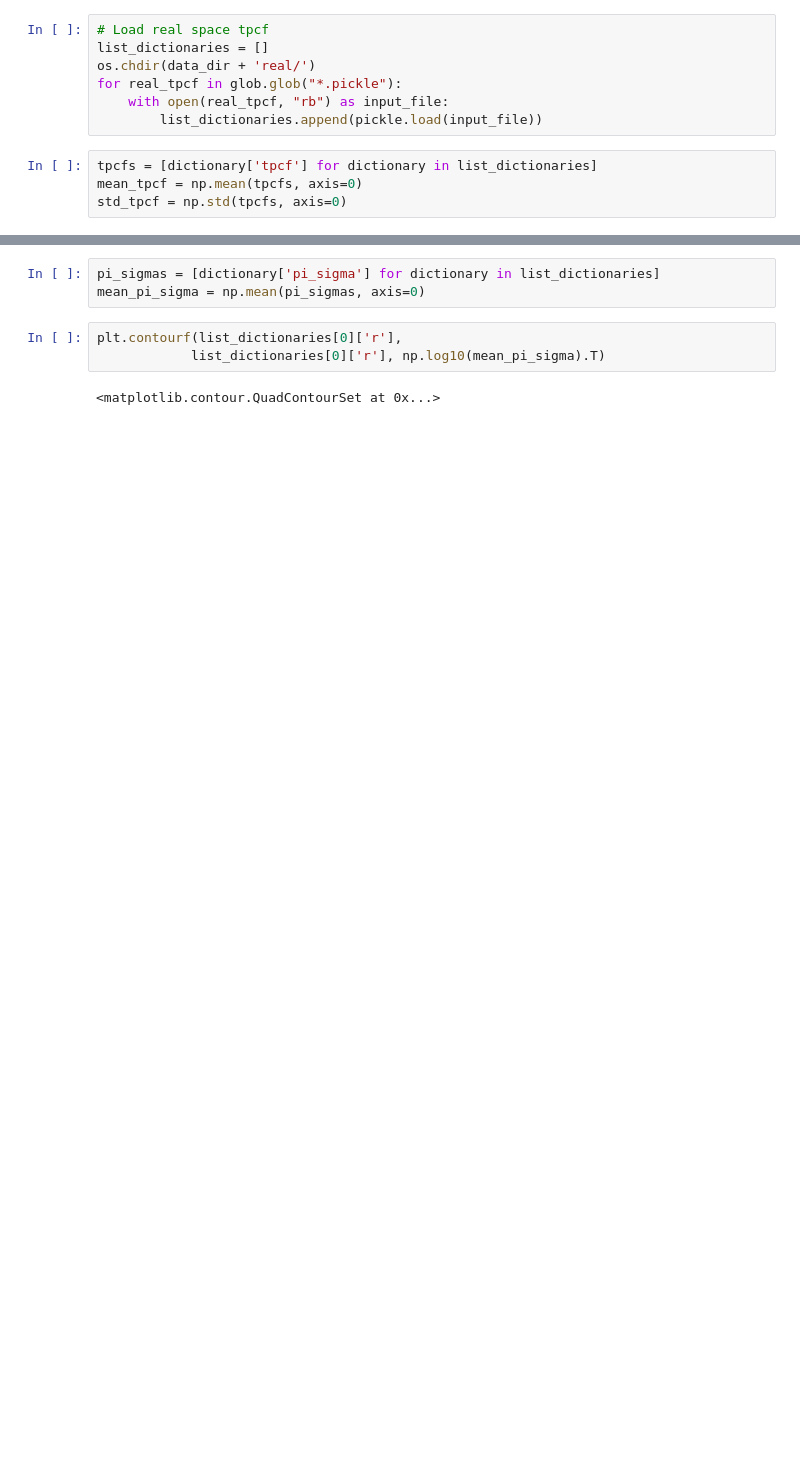
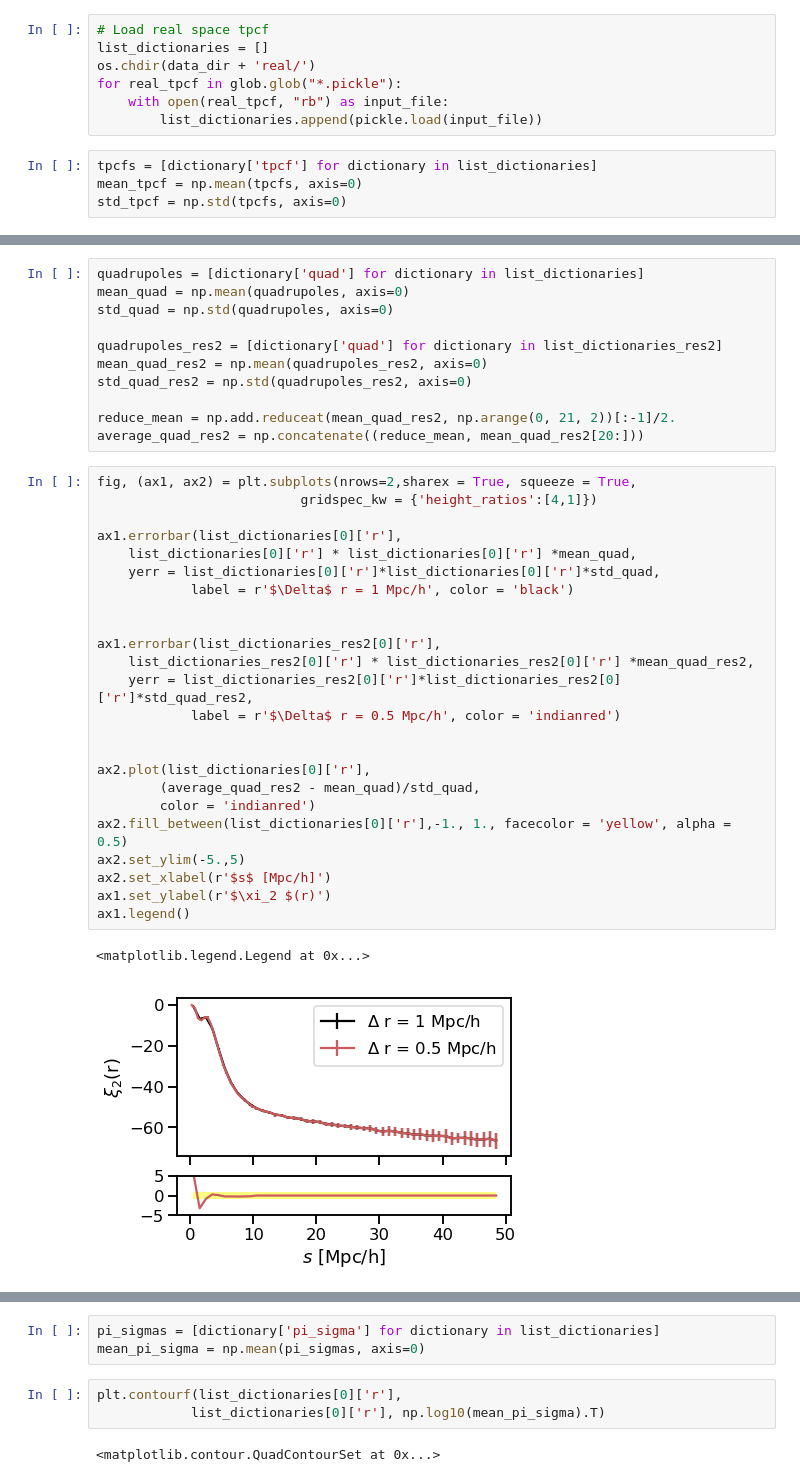
Before and after one commit to florpi/CentralStreamingModel, a Jupyter notebook: emulator_measurement/check_measurements.ipynb, the cells around one changed output, grey strips where cells are left out. Saved outputs shown, nothing was run; the diff lists cells and outputs as text; blank space fills up the shorter version.

```diff
--- a/emulator_measurement/check_measurements.ipynb
+++ b/emulator_measurement/check_measurements.ipynb
@@ -88,0 +90,38 @@ Text(0.5, 0, 'r [Mpc/h]')
+# %%
+quadrupoles = [dictionary['quad'] for dictionary in list_dictionaries]
+mean_quad = np.mean(quadrupoles, axis=0)
+std_quad = np.std(quadrupoles, axis=0)
+
+quadrupoles_res2 = [dictionary['quad'] for dictionary in list_dictionaries_res2]
+mean_quad_res2 = np.mean(quadrupoles_res2, axis=0)
+std_quad_res2 = np.std(quadrupoles_res2, axis=0)
+
+reduce_mean = np.add.reduceat(mean_quad_res2, np.arange(0, 21, 2))[:-1]/2.
+average_quad_res2 = np.concatenate((reduce_mean, mean_quad_res2[20:]))
+# %%
+fig, (ax1, ax2) = plt.subplots(nrows=2,sharex = True, squeeze = True,
+                          gridspec_kw = {'height_ratios':[4,1]})
+
+ax1.errorbar(list_dictionaries[0]['r'],
+    list_dictionaries[0]['r'] * list_dictionaries[0]['r'] *mean_quad,
+    yerr = list_dictionaries[0]['r']*list_dictionaries[0]['r']*std_quad,
+            label = r'$\Delta$ r = 1 Mpc/h', color = 'black')
+
+
+ax1.errorbar(list_dictionaries_res2[0]['r'],
+    list_dictionaries_res2[0]['r'] * list_dictionaries_res2[0]['r'] *mean_quad_res2,
+    yerr = list_dictionaries_res2[0]['r']*list_dictionaries_res2[0]['r']*std_quad_res2,
+            label = r'$\Delta$ r = 0.5 Mpc/h', color = 'indianred')
+
+
+ax2.plot(list_dictionaries[0]['r'],
+        (average_quad_res2 - mean_quad)/std_quad,
+        color = 'indianred')
+ax2.fill_between(list_dictionaries[0]['r'],-1., 1., facecolor = 'yellow', alpha = 0.5)
+ax2.set_ylim(-5.,5)
+ax2.set_xlabel(r'$s$ [Mpc/h]')
+ax1.set_ylabel(r'$\xi_2 $(r)')
+ax1.legend()
+# %% [output]
+<matplotlib.legend.Legend at 0x...>
+[figure, added]
```
Also changed, not shown: parts of 13 cells of this notebook, 6 other files.
